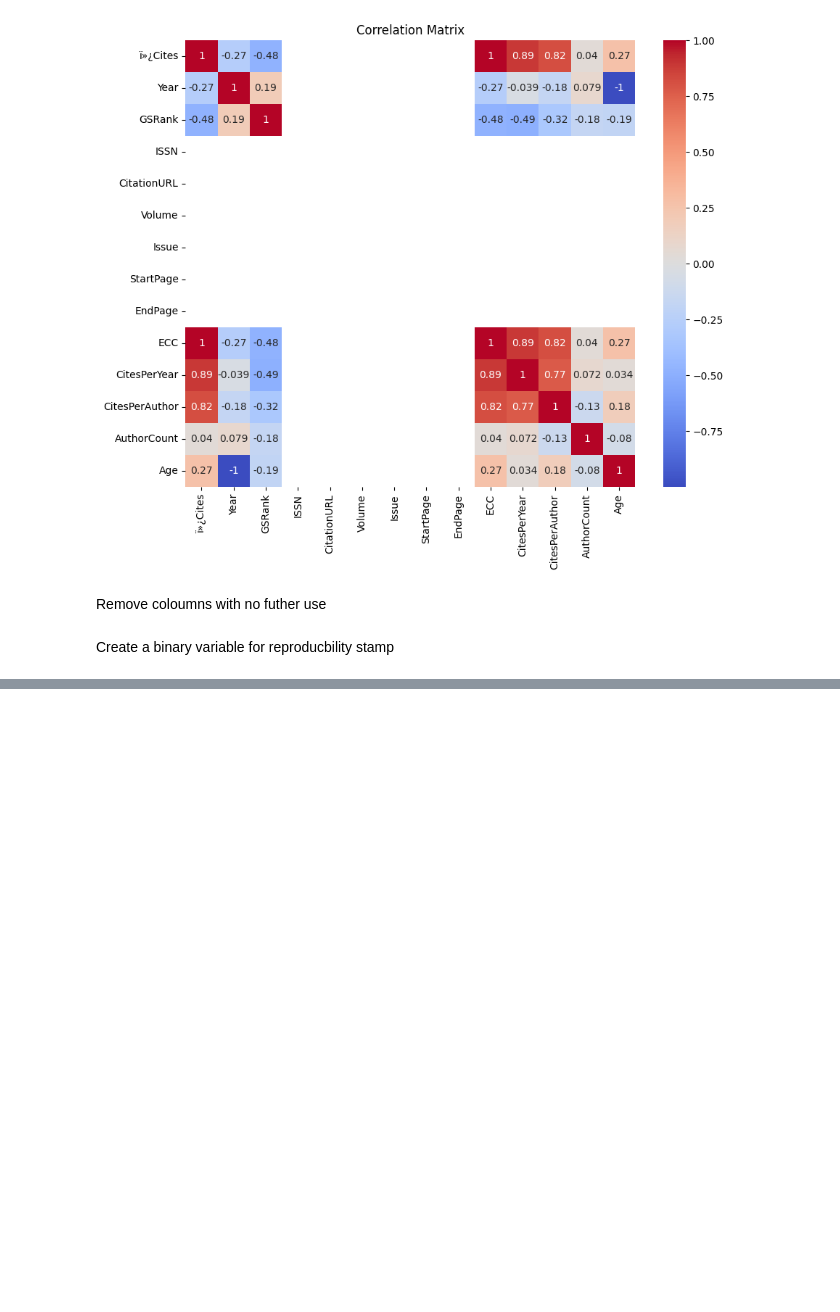
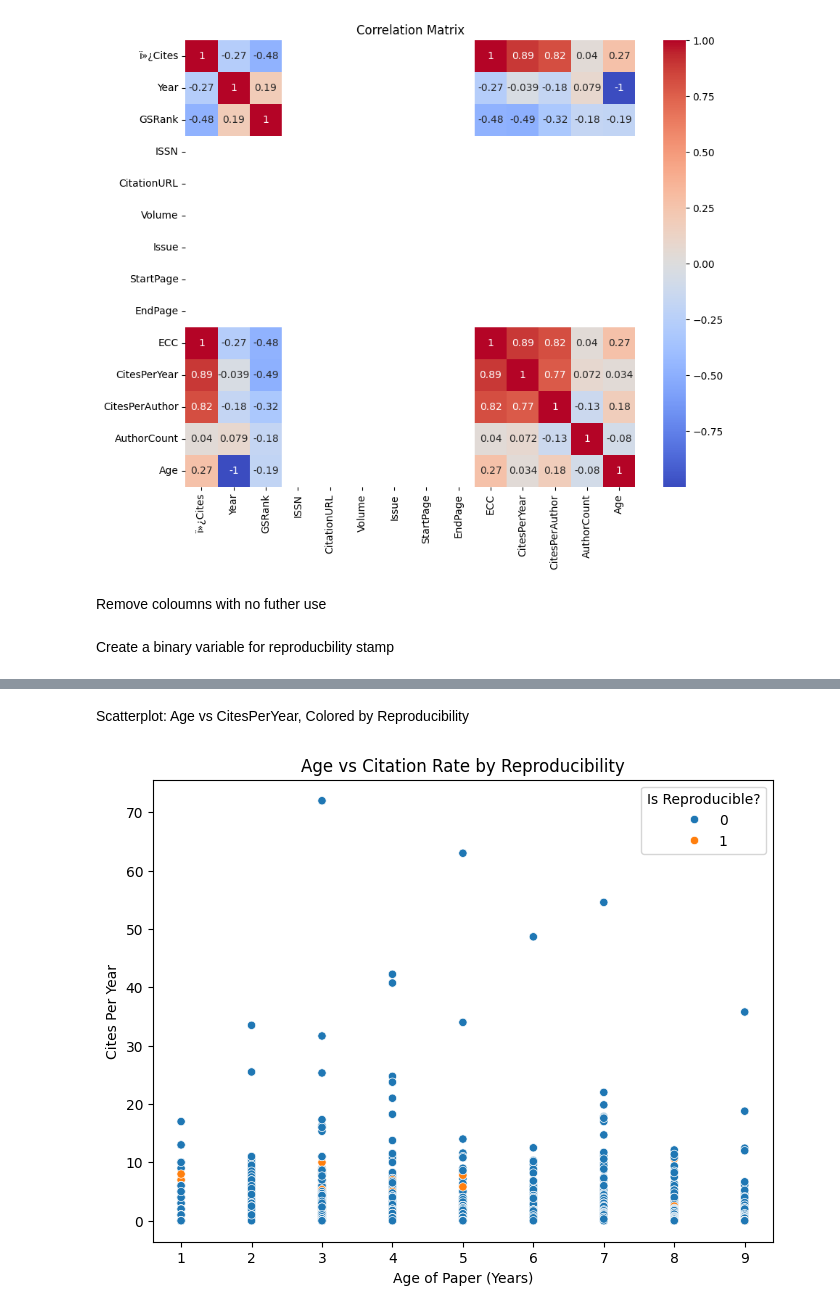
Before and after one commit to senuthcode/Professional-Learning-Goal-, a Jupyter notebook: notebooks/analysis.ipynb, the cells around one changed output, grey strips where cells are left out. Drawn from its saved outputs; the diff is of its cells as text; code cells hidden in the pictures; blank space fills up the shorter version.

```diff
--- a/notebooks/analysis.ipynb
+++ b/notebooks/analysis.ipynb
@@ -114,0 +169,12 @@ merged_df.nunique() # checking for unique values
+# %% [markdown]
+ Scatterplot: Age vs CitesPerYear, Colored by Reproducibility
+# %%
+plt.figure(figsize=(8,6))
+sns.scatterplot(data=merged_df, x='Age', y='CitesPerYear', hue='IsReproducible?')
+plt.title('Age vs Citation Rate by Reproducibility')
+plt.xlabel('Age of Paper (Years)')
+plt.ylabel('Cites Per Year')
+plt.legend(title='Is Reproducible?')
+plt.show()
+# %% [output]
+[figure, added]
```
Also changed, not shown: parts of 16 cells of this notebook, 3 other files.
